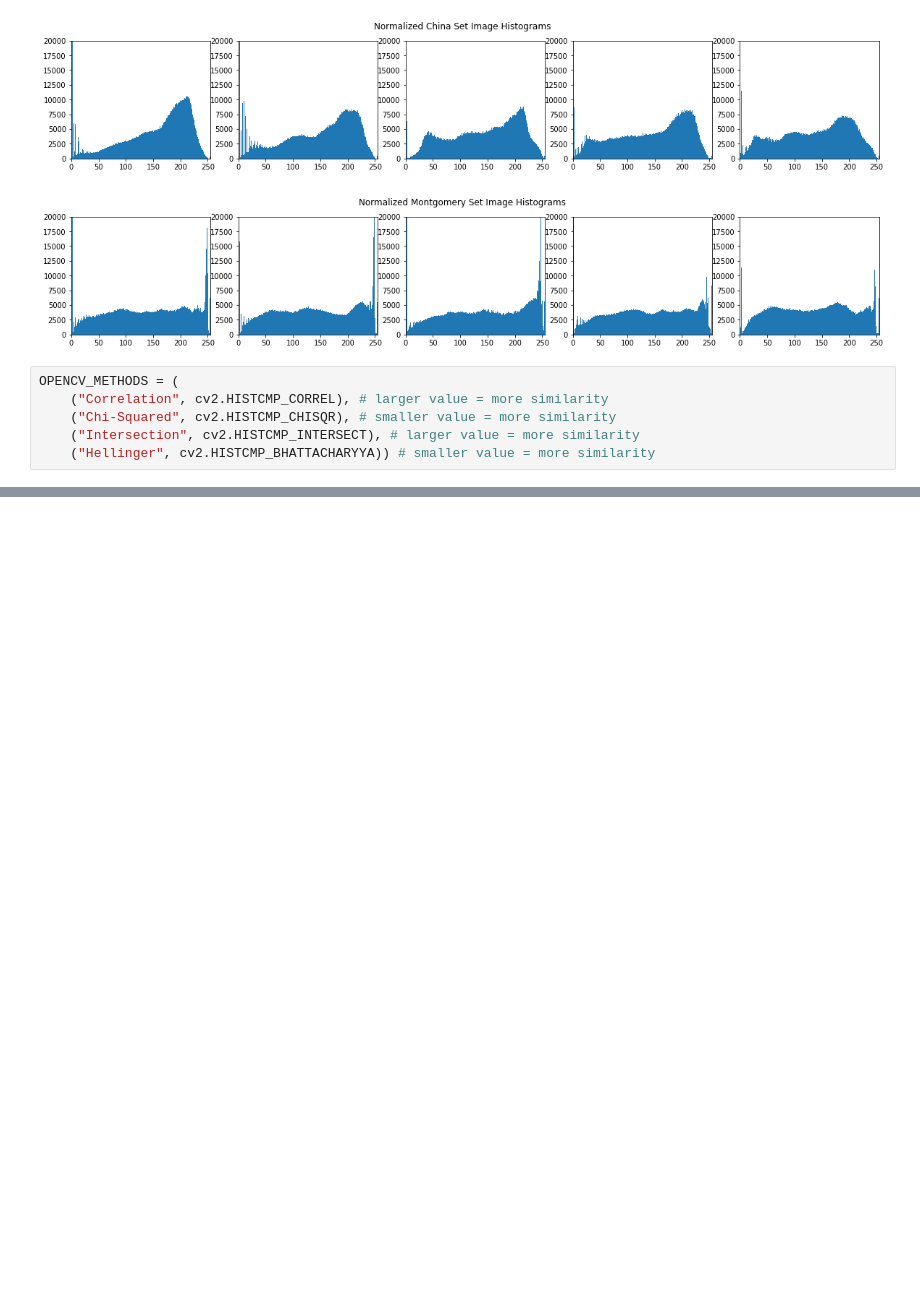
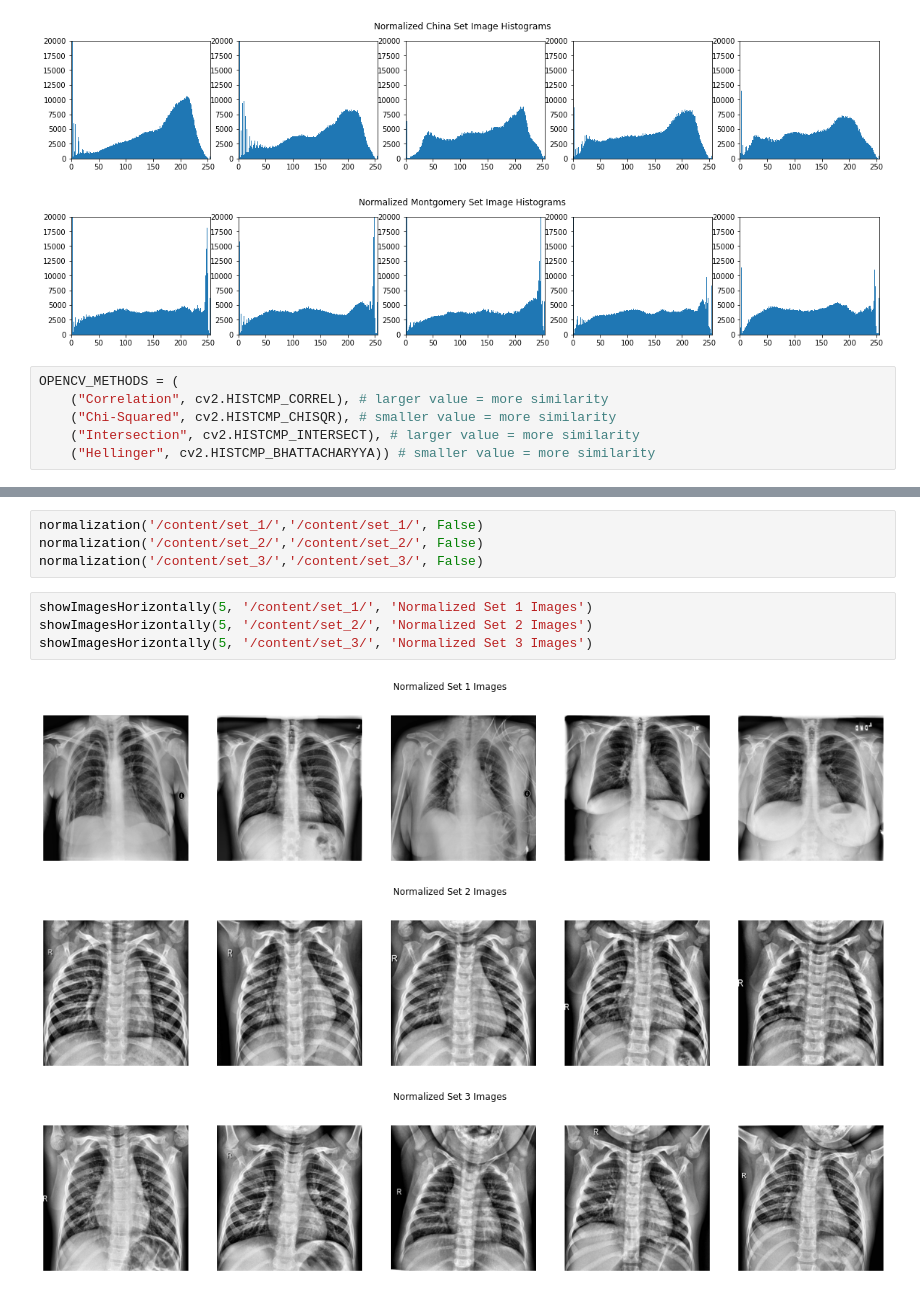
Before and after one commit to n3d1m/SYDE-677-Final-Project, a Jupyter notebook: NormalizationV3.ipynb, the cells around one changed output, grey strips where cells are left out. Cells and saved outputs as stored; diff of their text form; blank space fills up the shorter version.

Commit message:
final normalization results

```diff
--- a/NormalizationV3.ipynb
+++ b/NormalizationV3.ipynb
@@ -214,0 +298,12 @@ Hellinger 0.17116442987897768 0.05054477385313532
+# %%
+normalization('/content/set_1/','/content/set_1/', False)
+normalization('/content/set_2/','/content/set_2/', False)
+normalization('/content/set_3/','/content/set_3/', False)
+# %%
+showImagesHorizontally(5, '/content/set_1/', 'Normalized Set 1 Images')
+showImagesHorizontally(5, '/content/set_2/', 'Normalized Set 2 Images')
+showImagesHorizontally(5, '/content/set_3/', 'Normalized Set 3 Images')
+# %% [output]
+[figure, added]
+[figure, added]
+[figure, added]
```
Also changed, not shown: parts of 15 cells of this notebook.
